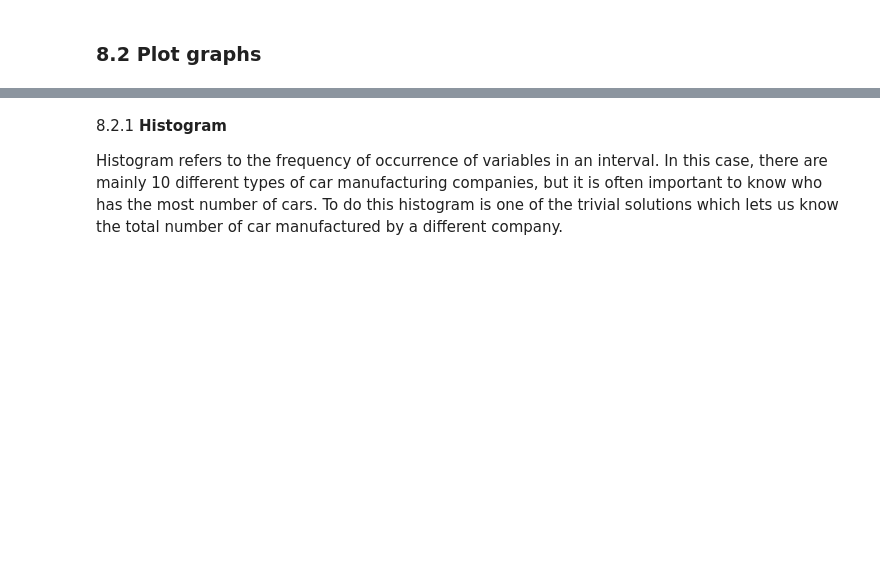
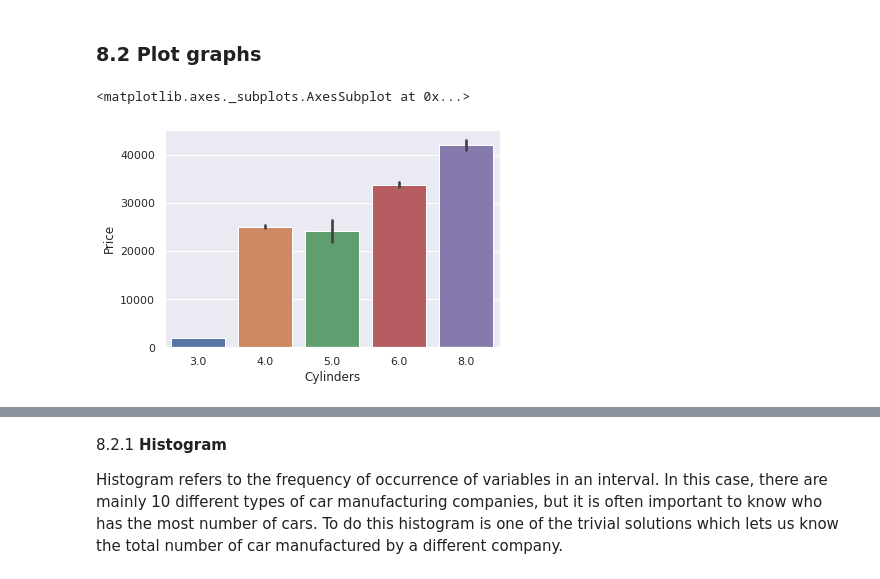
Before and after one commit to Neelanjan-Goswami/ML-Internship, a Jupyter notebook: Internship_Project.ipynb, the cells around one changed output, grey strips where cells are left out. Saved outputs shown, nothing was run; the diff lists cells and outputs as text; code cells hidden in the pictures; blank space fills up the shorter version.

```diff
--- a/Internship_Project.ipynb
+++ b/Internship_Project.ipynb
@@ -626,3 +626,8 @@ car_data.shape
 (8546, 13)
 # %% [markdown]
 ### 8.2 **Plot graphs**
+# %%
+sns.barplot(car_data['Cylinders'],car_data['Price'])
+# %% [output]
+<matplotlib.axes._subplots.AxesSubplot at 0x...>
+[figure, added]
```
Also changed, not shown: parts of 7 cells of this notebook.
